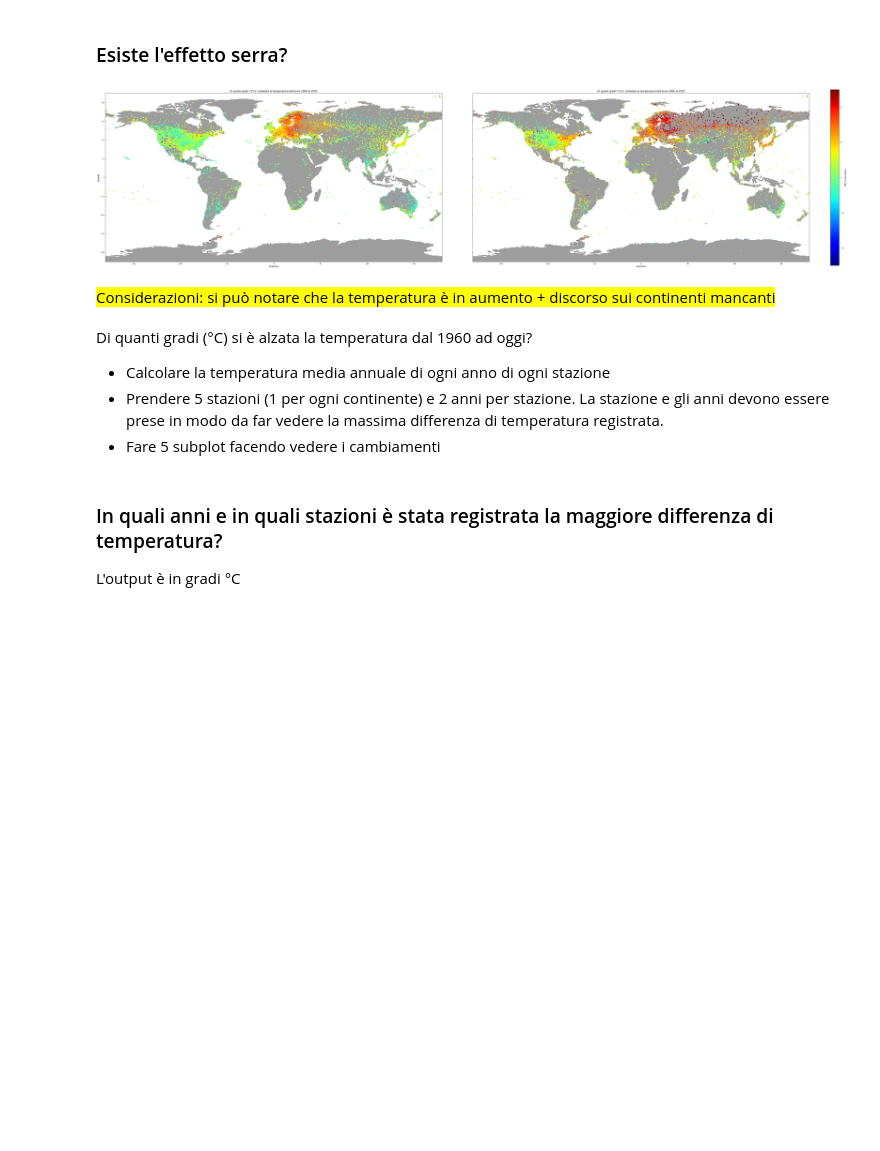
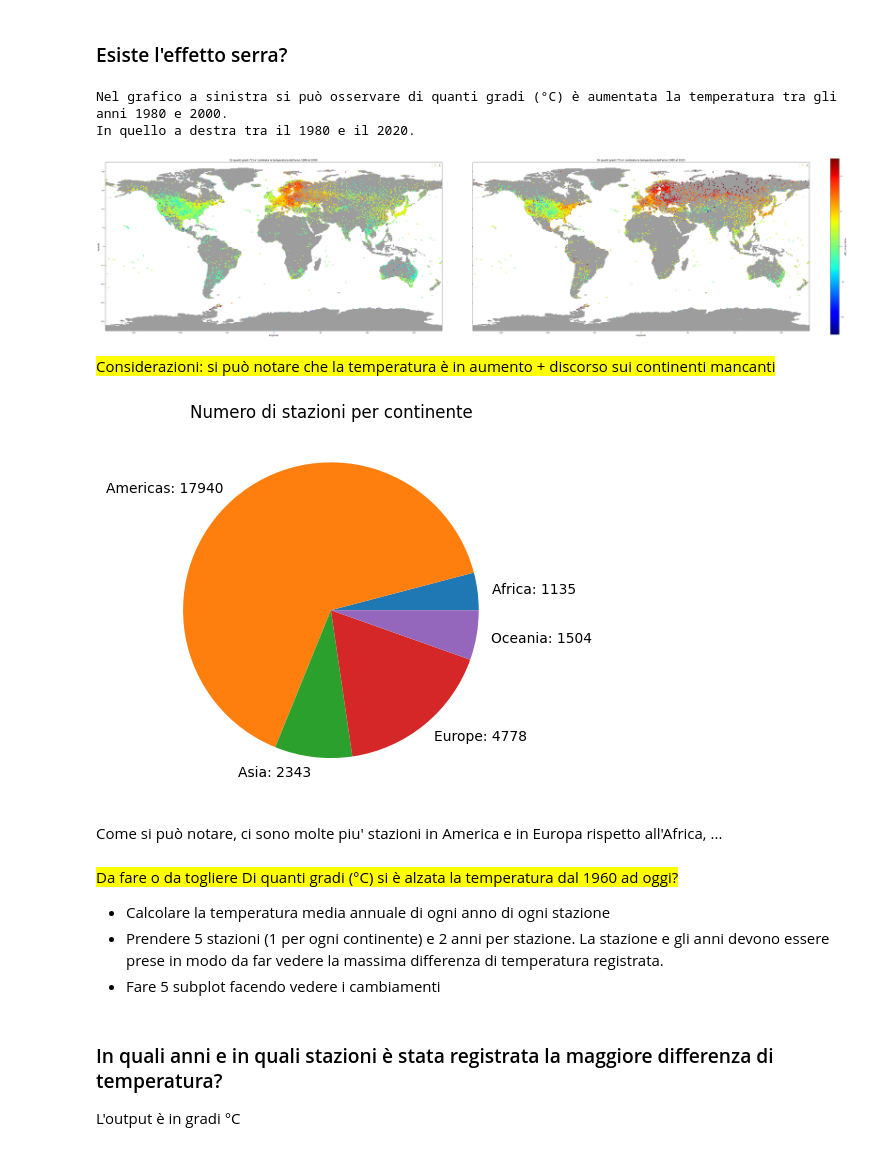
Before and after one commit to ElenaCurti/big-data, a Jupyter notebook: Attivita_03_DataAnalytics/file.ipynb, the cells around one changed output. Saved outputs shown, nothing was run; the diff lists cells and outputs as text; code cells hidden in the pictures; blank space fills up the shorter version.

```diff
--- a/Attivita_03_DataAnalytics/file.ipynb
+++ b/Attivita_03_DataAnalytics/file.ipynb
@@ -354,13 +354,29 @@ def plot_map_difference_temperatures(list_years):
 
 # Disegno le mappe
 # plot_map_difference_temperatures([1960, 1980,2000, 2020])
+print("Nel grafico a sinistra si può osservare di quanti gradi (°C) è aumentata la temperatura tra gli anni 1980 e 2000.\nIn quello a destra tra il 1980 e il 2020.")
 plot_map_difference_temperatures([1980, 2000,2020])#, 2020])
 # %% [output]
+Nel grafico a sinistra si può osservare di quanti gradi (°C) è aumentata la temperatura tra gli anni 1980 e 2000.
+In quello a destra tra il 1980 e il 2020.
 [figure]
 # %% [markdown]
 <mark>
 Considerazioni: si può notare che la temperatura è in aumento + discorso sui continenti mancanti
+# %%
+# Conto quante stazioni ci sono per continente
+df_stations_per_continent = df_stations.merge(df_country, on="fips")
+df_stations_per_continent = df_stations_per_continent.groupby("region").count()["station_id"]
+labels = [region + ": " + str(n_stazioni) for region, n_stazioni in df_stations_per_continent.items()]
+
+# Stampo il grafico
+pie = df_stations_per_continent.plot(kind="pie", title="Numero di stazioni per continente", labels=labels, label="")
+# %% [output]
+[figure, added]
+# %% [markdown]
+Come si può notare, ci sono molte piu' stazioni in America e in Europa rispetto all'Africa, ...
 # %% [markdown]
+<mark> Da fare o da togliere
 Di quanti gradi (°C) si è alzata la temperatura dal 1960 ad oggi?
 - Calcolare la temperatura media annuale di ogni anno di ogni stazione
 - Prendere 5 stazioni (1 per ogni continente) e 2 anni per stazione. La stazione e gli anni devono essere prese in modo da far vedere la massima differenza di temperatura registrata.
```
Also changed, not shown: parts of 3 cells of this notebook.
